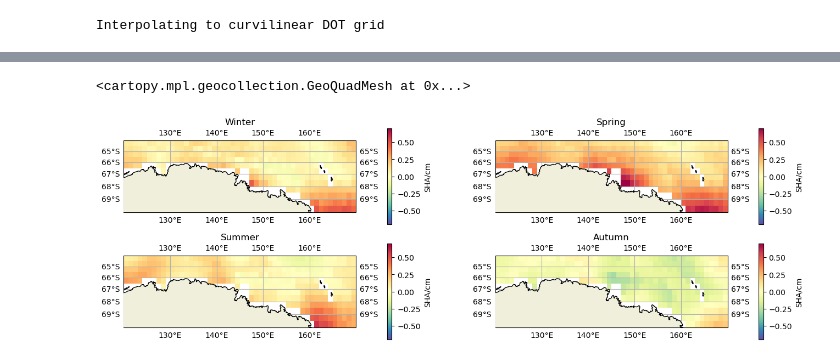
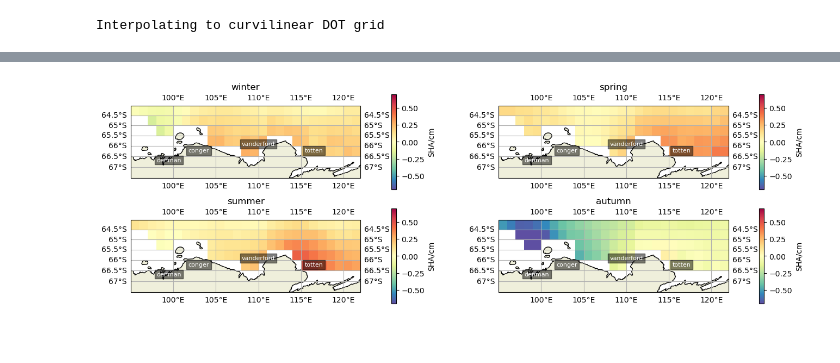
Before and after one commit to eejco/thesis_c3, a Jupyter notebook: sabrina.ipynb, the cells around one changed output, grey strips where cells are left out. Saved outputs shown, nothing was run; the diff lists cells and outputs as text; code cells hidden in the pictures.

```diff
--- a/sabrina.ipynb
+++ b/sabrina.ipynb
@@ -61,6 +61,15 @@ sha_ds_dot = StericHeight(ssh_ref='DOT',
                       ).get_sha()
 # %% [output]
 Interpolating to curvilinear DOT grid
+# %%
+# locations of interest
+glaciers = dict()
+glaciers['conger'] = [103, -66.3]
+glaciers['totten'] = [116.5, -66.3]
+glaciers['vanderford'] = [110, -66]
+glaciers['denman'] = [99.5, -66.75]
+glaciers['mertz'] = [144.76, -67.5]
+glaciers['dibble'] = [134.5, -66.25]
 # %%
 # define study area
 knox = [100,109,-70,-60]
@@ -93,12 +102,17 @@ sha_sla = crop_to_extent(sha_ds_sla,extent).sha
 # %%
 sha_dot_seasons = season_split(sha_dot)
 sha_sla_seasons = season_split(sha_sla)
-# %%
-fig, ax = plt.subplots(2,2,figsize=(16,5), subplot_kw={"projection":ccrs.Mercator()})
-pf.sp(ax[0][0],get_trend(sha_seasons['winter']),title='Winter',extent=extent,cbar="SHA/cm",vmin=-0.7,vmax=0.7,cbar_orientation='vertical')
-pf.sp(ax[0][1],get_trend(sha_seasons['spring']),title='Spring',extent=extent,cbar="SHA/cm",vmin=-0.7,vmax=0.7,cbar_orientation='vertical')
-pf.sp(ax[1][0],get_trend(sha_seasons['summer']),title='Summer',extent=extent,cbar="SHA/cm",vmin=-0.7,vmax=0.7,cbar_orientation='vertical')
-pf.sp(ax[1][1],get_trend(sha_seasons['autumn']),title='Autumn',extent=extent,cbar="SHA/cm",vmin=-0.7,vmax=0.7,cbar_orientation='vertical')
-# %% [output]
-<cartopy.mpl.geocollection.GeoQuadMesh at 0x...>
-[figure, removed]
+# %%
+fig, ax = plt.subplots(2,2,figsize=(16,5), subplot_kw={"projection":ccrs.Mercator()})
+pfsp = lambda ax, season: pf.sp(ax,get_trend(sha_dot_seasons[season]),title=season,extent=extent,cbar="SHA/cm",vmin=-0.7,vmax=0.7,cbar_orientation='vertical',land_zorder=2)
+pfsp(ax[0][0],'winter')
+pfsp(ax[0][1],'spring')
+pfsp(ax[1][0],'summer')
+pfsp(ax[1][1],'autumn')
+
+for k,v in glaciers.items():
+    if (v[0] > extent[0]) & (v[0] < extent[1]):
+        for a in ax.flat:
+            a.text(v[0],v[1],k,transform=ccrs.PlateCarree(),size=8,c='w',ha='center',bbox=dict(boxstyle="square",facecolor='black',alpha=0.5))
+# %% [output]
+[figure, added]
```
Also changed, not shown: parts of 9 cells of this notebook, 2 other files.
